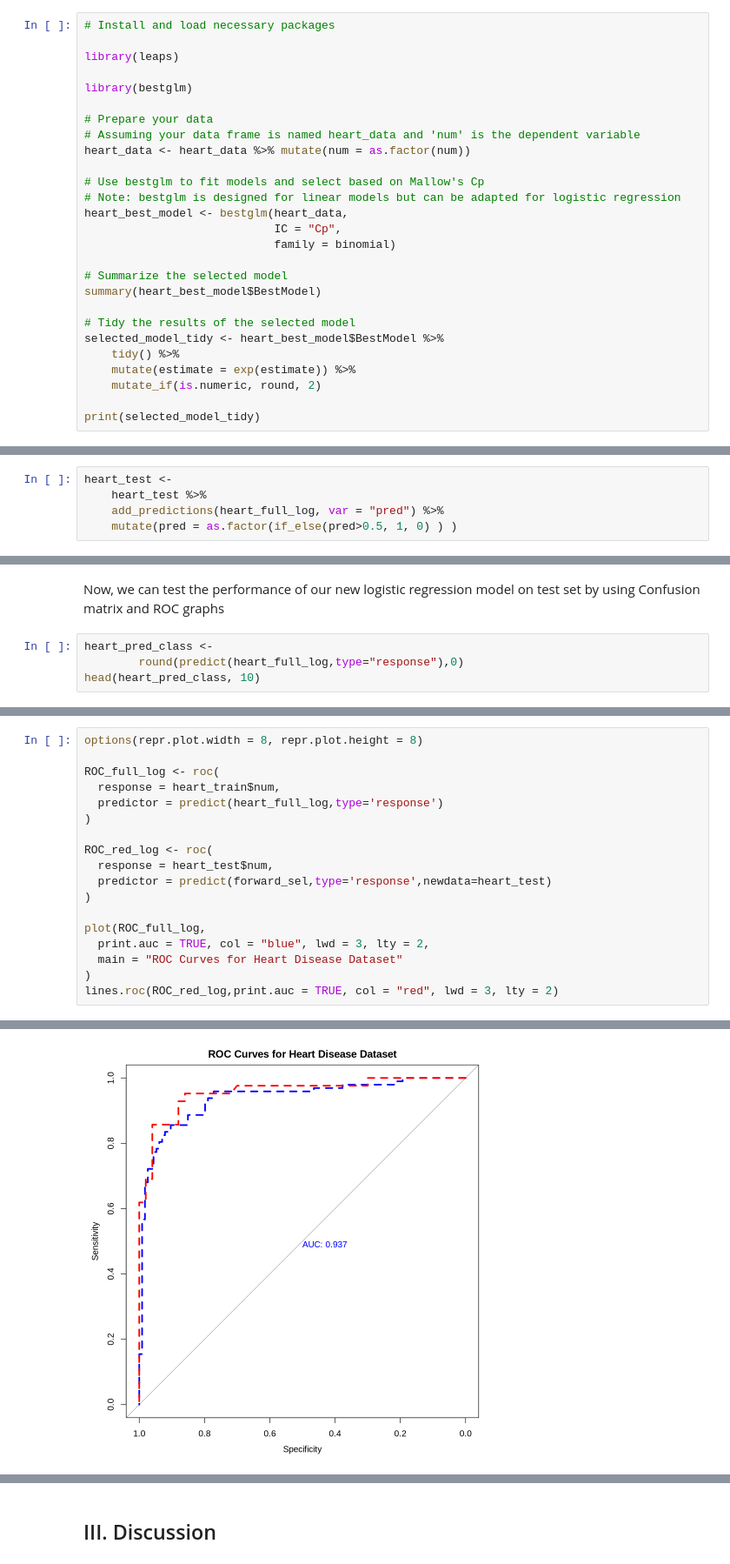
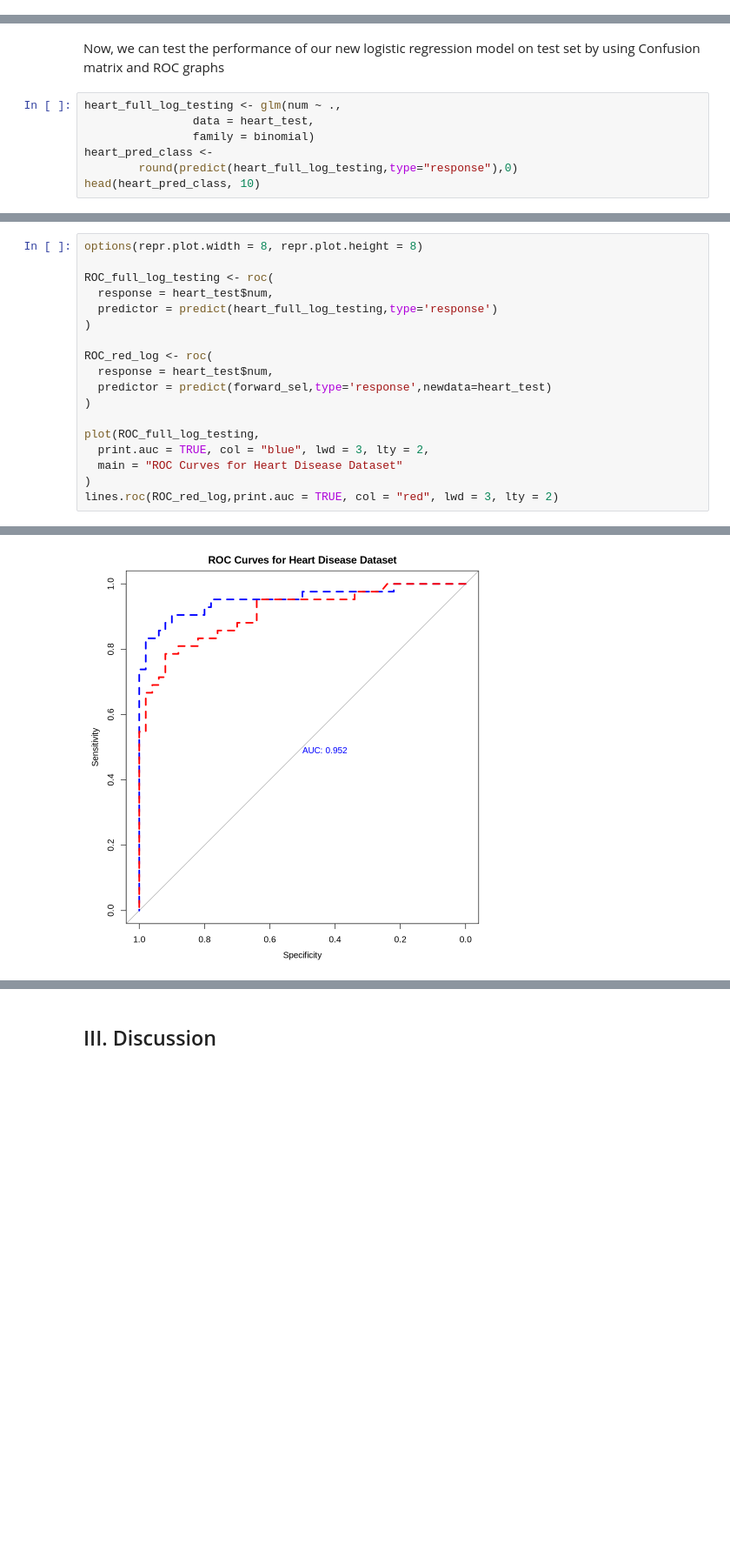
Before and after one commit to Speculatorrr/Group-STAT301, a Jupyter notebook: GROUP10.ipynb, the cells around one changed output, grey strips where cells are left out. Shown at 87% size. Saved outputs shown, nothing was run; the diff lists cells and outputs as text; blank space fills up the shorter version.

```diff
--- a/GROUP10.ipynb
+++ b/GROUP10.ipynb
@@ -298,30 +298,3 @@ A data.frame: 13 × 2
 GVIF_Adj is the GVIF adjusted for the degrees of freedom. This adjustment helps standardize the GVIF values across variables with different numbers of levels, which is particularly useful for categorical variables.
 
 No variables have a GVIF_Adj (or any other VIF measure) greater than 5, it generally suggests that multicollinearity is not a severe issue in our model.
-# %%
-# Install and load necessary packages
-
-library(leaps)
-
-library(bestglm)
-
-# Prepare your data
-# Assuming your data frame is named heart_data and 'num' is the dependent variable
-heart_data <- heart_data %>% mutate(num = as.factor(num))
-
-# Use bestglm to fit models and select based on Mallow's Cp
-# Note: bestglm is designed for linear models but can be adapted for logistic regression
-heart_best_model <- bestglm(heart_data,
-                            IC = "Cp",
-                            family = binomial)
-
-# Summarize the selected model
-summary(heart_best_model$BestModel)
-
-# Tidy the results of the selected model
-selected_model_tidy <- heart_best_model$BestModel %>%
-    tidy() %>%
-    mutate(estimate = exp(estimate)) %>%
-    mutate_if(is.numeric, round, 2)
-
-print(selected_model_tidy)
@@ -330,5 +300,0 @@ ERROR: Error in library(bestglm): there is no package called ‘bestglm’
-# %%
-heart_test <-
-    heart_test %>%
-    add_predictions(heart_full_log, var = "pred") %>%
-    mutate(pred = as.factor(if_else(pred>0.5, 1, 0) ) )
@@ -454,8 +417,11 @@ Furthermore, `trestbps`, `cp4`, `slope2`, `sex1`, `oldpeak`, `ca2.0`, and `ca1.0
 # %% [markdown]
 Now, we can test the performance of our new logistic regression model on test set by using Confusion matrix and ROC graphs
 # %%
+heart_full_log_testing <- glm(num ~ .,
+                data = heart_test,
+                family = binomial)
 heart_pred_class <-
-        round(predict(heart_full_log,type="response"),0)
+        round(predict(heart_full_log_testing,type="response"),0)
 head(heart_pred_class, 10)
 # %% [output]
  1  2  3  4  5  6  7  8  9 10
@@ -522,28 +496,28 @@ Prediction  0  1
 # %%
 options(repr.plot.width = 8, repr.plot.height = 8)
 
-ROC_full_log <- roc(
-  response = heart_train$num,
-  predictor = predict(heart_full_log,type='response')
+ROC_full_log_testing <- roc(
+  response = heart_test$num,
+  predictor = predict(heart_full_log_testing,type='response')
 )
 
 ROC_red_log <- roc(
   response = heart_test$num,
   predictor = predict(forward_sel,type='response',newdata=heart_test)
 )
 
-plot(ROC_full_log,
+plot(ROC_full_log_testing,
   print.auc = TRUE, col = "blue", lwd = 3, lty = 2,
   main = "ROC Curves for Heart Disease Dataset"
 )
 lines.roc(ROC_red_log,print.auc = TRUE, col = "red", lwd = 3, lty = 2)
 # %% [output]
 Setting levels: control = 0, case = 1
 
 Setting direction: controls < cases
 
 Setting levels: control = 0, case = 1
 
 Setting direction: controls < cases
-[figure, old version]
+[figure, new version]
 # %% [markdown]
```
Also changed, not shown: parts of 15 cells of this notebook.
